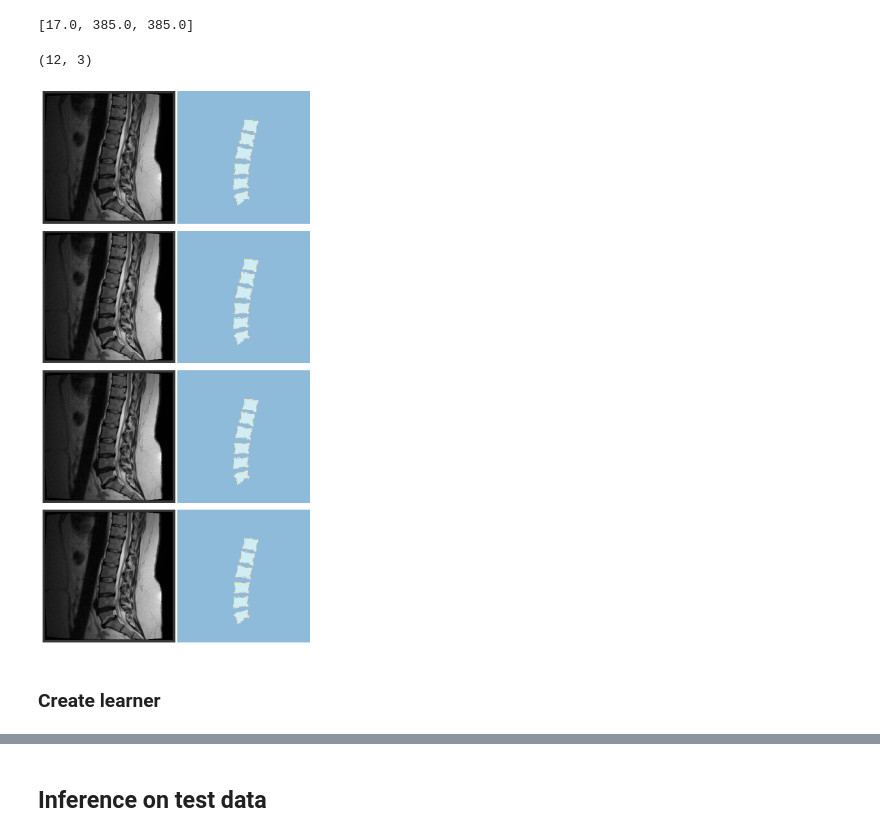
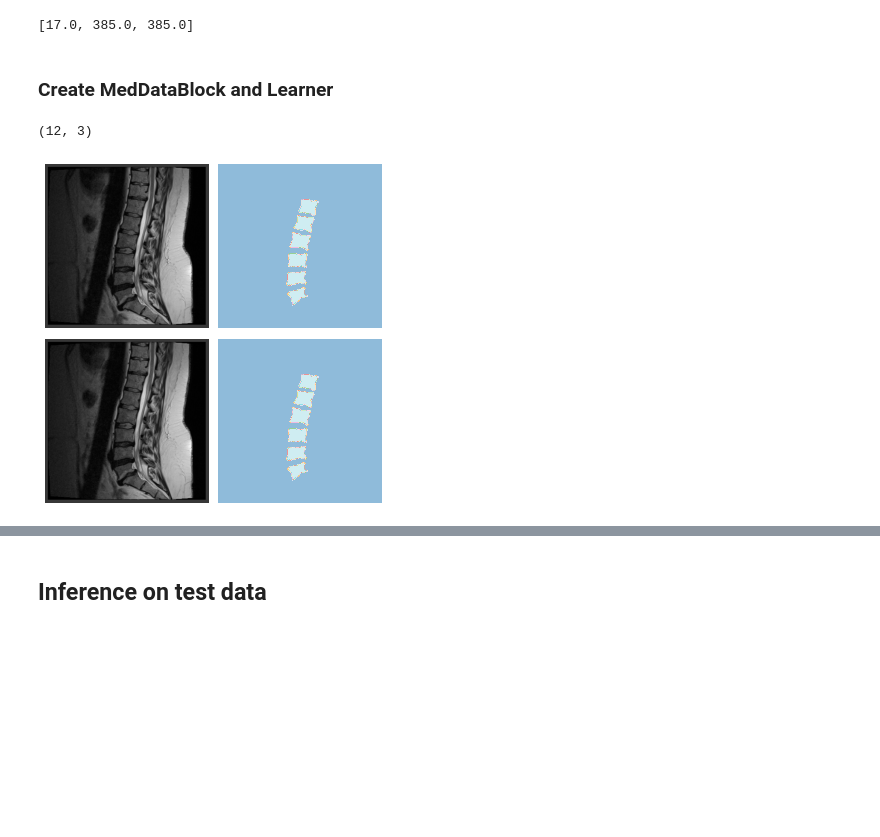
Before and after one commit to MMIV-ML/fastMONAI, a Jupyter notebook: research/00-spine-segmentation-training-evaluation.ipynb, the cells around one changed output, grey strips where cells are left out. Drawn from its saved outputs; the diff is of its cells as text; code cells hidden in the pictures; blank space fills up the shorter version.

```diff
--- a/research/00-spine-segmentation-training-evaluation.ipynb
+++ b/research/00-spine-segmentation-training-evaluation.ipynb
@@ -19,11 +20,16 @@ Skip to inference part if you want to reproduce the test results from our paper
 # %% [markdown]
 ## Train your own model
 # %%
-NB_DIR = Path.cwd()
-DATA_DIR = NB_DIR/'..'/'data'/'ADD_PATH'
+# Set the data directory to the specified path relative to the working directory
+DATA_DIR = Path.cwd()/'..'/'data'/'ADD_PATH'
 # %%
+# Set the fold number
 fold = 0
-df = pd.read_csv(DATA_DIR/'FILENAME.csv')
+
+# Read the data from the specified CSV file
+df = pd.read_csv(DATA_DIR/'ADD_CSV_FILENAME')
+
+# Set the 'is_val' column to True for rows in the specified fold
 df.loc[df.fold == fold, 'is_val'] = True
 # %% [markdown]
 ### Look at training data
@@ -48 +55,3 @@ size = [16,400,400]
+# %% [markdown]
+### Create MedDataBlock and Learner
 # %%
@@ -65,11 +76,9 @@ len(dls.train_ds.items), len(dls.valid_ds.items)
 # %% [output]
 (12, 3)
 # %%
-dls.show_batch(unique=True, anatomical_plane=0)
+dls.show_batch(unique=True, max_n=2, figsize=(5, 5))
 # %% [output]
-[figure, old version]
+[figure, new version]
-# %% [markdown]
-### Create learner
 # %%
 learn = Learner(dls, model, loss_func=loss_func, opt_func=ranger, metrics=[multi_dice_score])
 # %%
```
Also changed, not shown: parts of 39 cells of this notebook, 9 other files.
